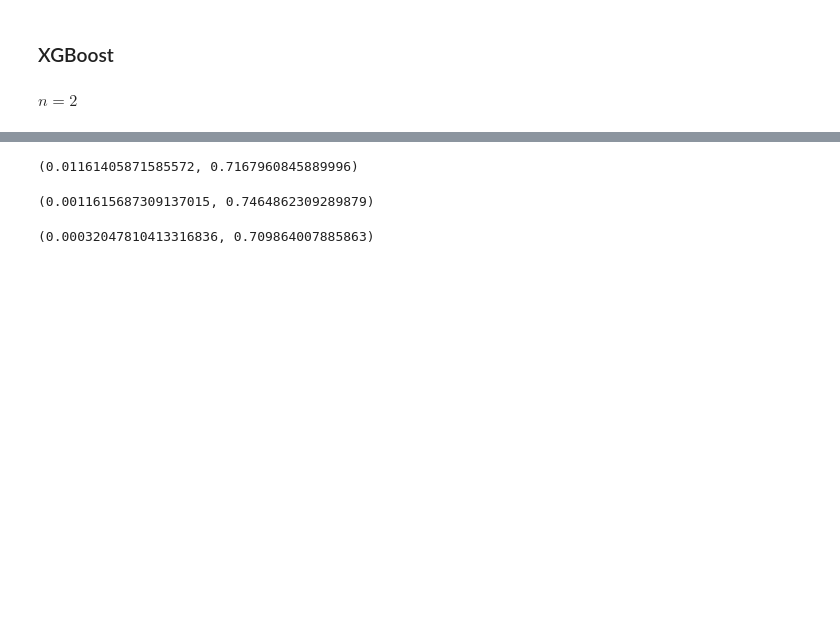
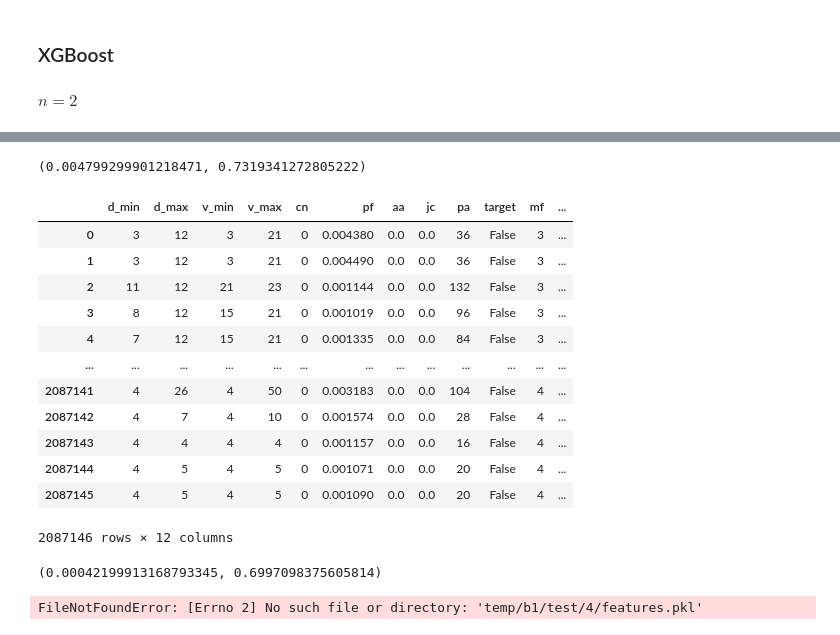
Before and after one commit to gerritjandebruin/CN2020, a Jupyter notebook: experiment_b1.ipynb, the cells around one changed output, grey strips where cells are left out. Saved outputs shown, nothing was run; the diff lists cells and outputs as text; code cells hidden in the pictures; blank space fills up the shorter version.

```diff
--- a/experiment_b1.ipynb
+++ b/experiment_b1.ipynb
@@ -248,12 +267,32 @@ gridsearch(pd.read_pickle(f'temp/a1/4/features.pkl'))
 # %%
-report_performance(pd.read_pickle(f'temp/a1/2/features.pkl'), balanced=False)
+report_performance(df_train=pd.read_pickle(f'temp/b1/train/2/features.pkl'), df_test=pd.read_pickle(f'temp/b1/test/2/features.pkl'), balanced=False)
 # %% [output]
-(0.01161405871585572, 0.7167960845889996)
+(0.004799299901218471, 0.7319341272805222)
 # %%
-report_performance(pd.read_pickle(f'temp/a1/3/features.pkl'), balanced=True)
+pd.read_pickle(f'temp/b1/train/3/features.pkl')
 # %% [output]
+|  | d_min | d_max | v_min | v_max | cn | pf | aa | jc | pa | target | mf | ... |
+| 0 | 3 | 12 | 3 | 21 | 0 | 0.004380 | 0.0 | 0.0 | 36 | False | 3 | ... |
+| 1 | 3 | 12 | 3 | 21 | 0 | 0.004490 | 0.0 | 0.0 | 36 | False | 3 | ... |
+| 2 | 11 | 12 | 21 | 23 | 0 | 0.001144 | 0.0 | 0.0 | 132 | False | 3 | ... |
+| 3 | 8 | 12 | 15 | 21 | 0 | 0.001019 | 0.0 | 0.0 | 96 | False | 3 | ... |
+| 4 | 7 | 12 | 15 | 21 | 0 | 0.001335 | 0.0 | 0.0 | 84 | False | 3 | ... |
+| ... | ... | ... | ... | ... | ... | ... | ... | ... | ... | ... | ... | ... |
+| 2087141 | 4 | 26 | 4 | 50 | 0 | 0.003183 | 0.0 | 0.0 | 104 | False | 4 | ... |
+| 2087142 | 4 | 7 | 4 | 10 | 0 | 0.001574 | 0.0 | 0.0 | 28 | False | 4 | ... |
+| 2087143 | 4 | 4 | 4 | 4 | 0 | 0.001157 | 0.0 | 0.0 | 16 | False | 4 | ... |
+| 2087144 | 4 | 5 | 4 | 5 | 0 | 0.001071 | 0.0 | 0.0 | 20 | False | 4 | ... |
+| 2087145 | 4 | 5 | 4 | 5 | 0 | 0.001090 | 0.0 | 0.0 | 20 | False | 4 | ... |
-(0.0011615687309137015, 0.7464862309289879)
+2087146 rows × 12 columns
+# %%
+report_performance(
+  df_train=pd.read_pickle(f'temp/b1/train/3/features.pkl')[pd.read_pickle(f'temp/b1/test/3/features.pkl').columns],
+  df_test=pd.read_pickle(f'temp/b1/test/3/features.pkl'),
+  balanced=True
+)
+# %% [output]
+(0.00042199913168793345, 0.6997098375605814)
 # %%
-report_performance(pd.read_pickle(f'temp/a1/4/features.pkl'), balanced=True)
+report_performance(df_train=pd.read_pickle(f'temp/b1/train/4/features.pkl'), df_test=pd.read_pickle(f'temp/b1/test/4/features.pkl'), max_depth=2, balanced=True)
 # %% [output]
-(0.00032047810413316836, 0.709864007885863)
+FileNotFoundError: [Errno 2] No such file or directory: 'temp/b1/test/4/features.pkl'
```
Also changed, not shown: parts of 10 cells of this notebook, 4 other files.
